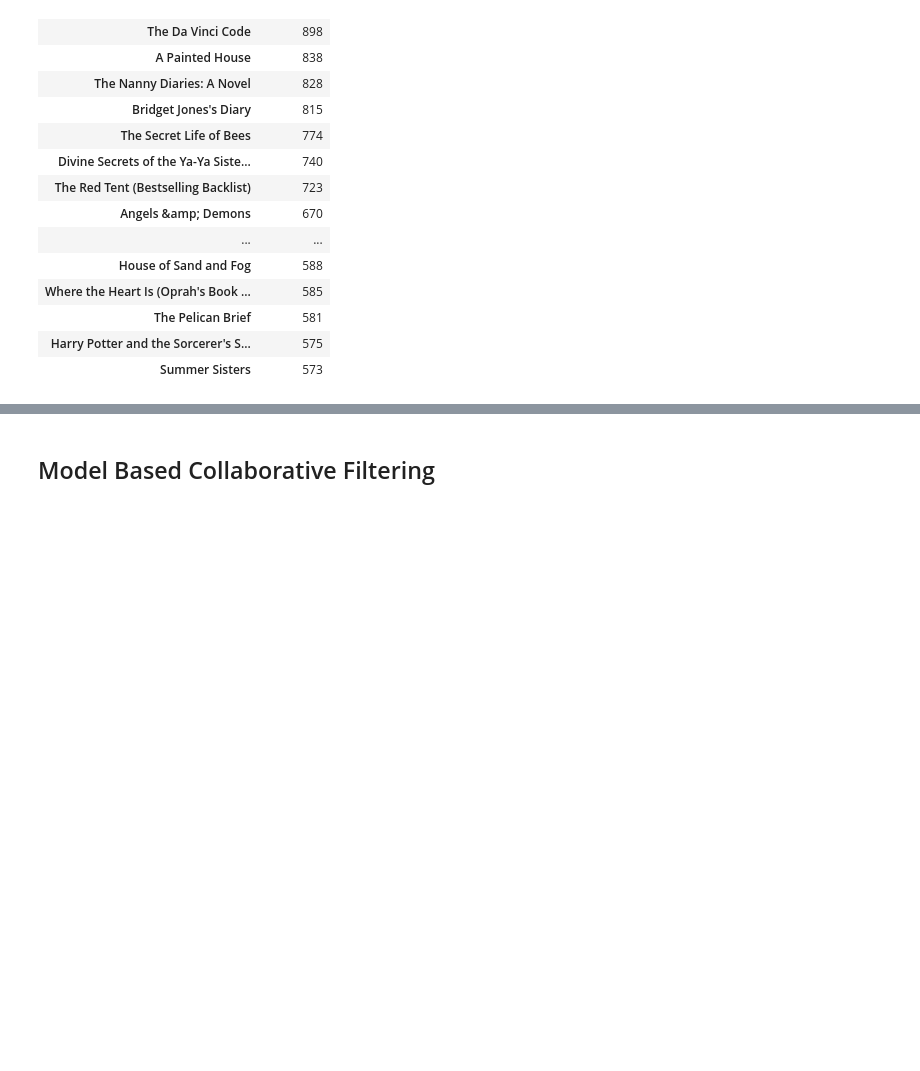
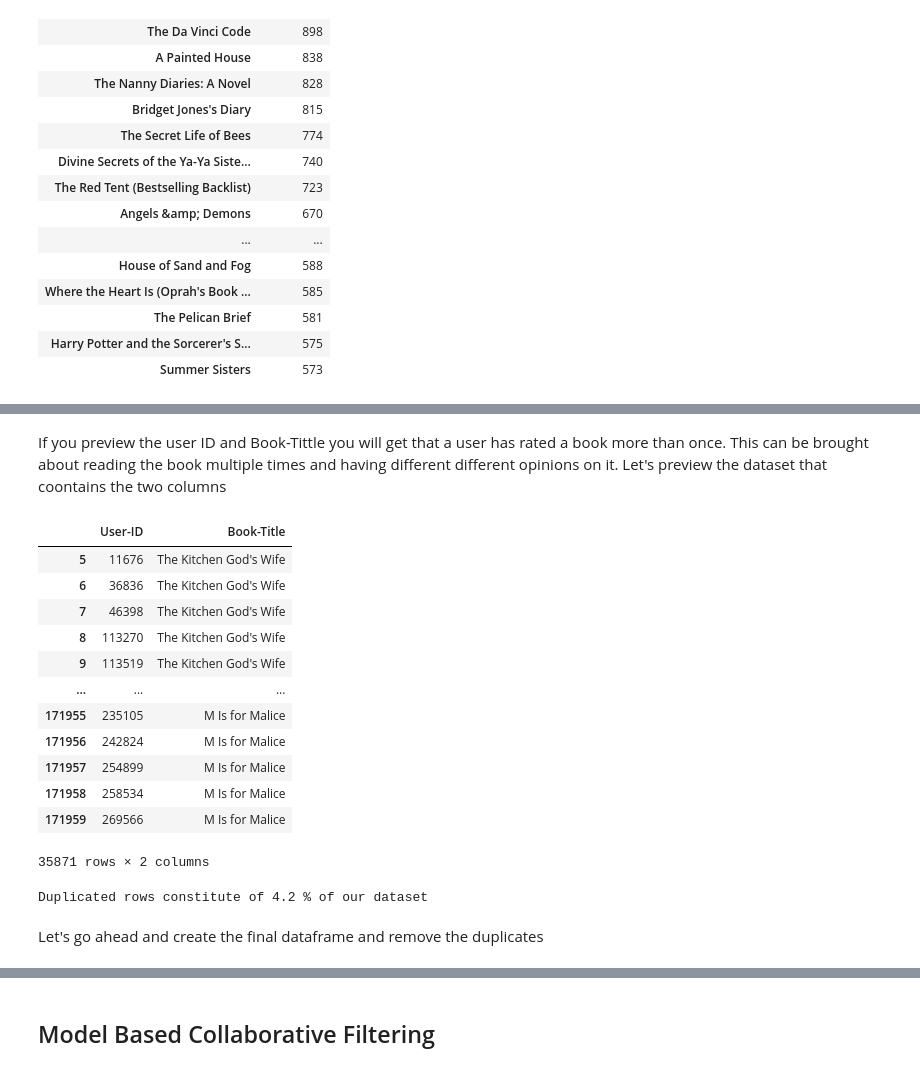
Before and after one commit to Ronaldonyagaka/recommendation_system_project, a Jupyter notebook: recommendation_system_project/recommendation.ipynb, the cells around one changed output, grey strips where cells are left out. Cells and saved outputs as stored; diff of their text form; code cells hidden in the pictures; blank space fills up the shorter version.

```diff
--- a/recommendation_system_project/recommendation.ipynb
+++ b/recommendation_system_project/recommendation.ipynb
@@ -506,8 +502,8 @@ def filter_rating_count(dataframe, threshold):
     # Display the first few rows of the filtered dataframe
     return filtered_df
 
-final_df = filter_rating_count(new_book_df, 50)
-final_df.head()
+rating_more_50 = filter_rating_count(new_book_df, 50)
+rating_more_50.head()
 # %% [output]
 |  | ISBN | Book-Title | Book-Author | Year-Of-Publication | Publisher | Image-URL-S | Image-URL-M | ... |
 | 5 | 0399135782 | The Kitchen God's Wife | Amy Tan | 1991 | Putnam Pub Group | http://images.amazon.com/images/P... | http://images.amazon.com/images/P... | ... |
@@ -515,3 +511,28 @@ final_df.head()
 | 7 | 0399135782 | The Kitchen God's Wife | Amy Tan | 1991 | Putnam Pub Group | http://images.amazon.com/images/P... | http://images.amazon.com/images/P... | ... |
 | 8 | 0399135782 | The Kitchen God's Wife | Amy Tan | 1991 | Putnam Pub Group | http://images.amazon.com/images/P... | http://images.amazon.com/images/P... | ... |
 | 9 | 0399135782 | The Kitchen God's Wife | Amy Tan | 1991 | Putnam Pub Group | http://images.amazon.com/images/P... | http://images.amazon.com/images/P... | ... |
+# %% [markdown]
+If you preview the user ID and Book-Tittle you will get that a user has rated a book more than once. This can be brought about reading the book multiple times and having different different opinions on it. Let's preview the dataset that coontains the two columns
+# %%
+book_user_id_df = rating_more_50[['User-ID', 'Book-Title']]
+book_user_id_df
+# %% [output]
+|  | User-ID | Book-Title |
+| 5 | 11676 | The Kitchen God's Wife |
+| 6 | 36836 | The Kitchen God's Wife |
+| 7 | 46398 | The Kitchen God's Wife |
+| 8 | 113270 | The Kitchen God's Wife |
+| 9 | 113519 | The Kitchen God's Wife |
+| ... | ... | ... |
+| 171955 | 235105 | M Is for Malice |
+| 171956 | 242824 | M Is for Malice |
+| 171957 | 254899 | M Is for Malice |
+| 171958 | 258534 | M Is for Malice |
+| 171959 | 269566 | M Is for Malice |
+35871 rows × 2 columns
+# %%
+check_duplicates(book_user_id_df)
+# %% [output]
+Duplicated rows constitute of 4.2 % of our dataset
+# %% [markdown]
+Let's go ahead and create the final dataframe and remove the duplicates
```
Also changed, not shown: parts of 9 cells of this notebook.
